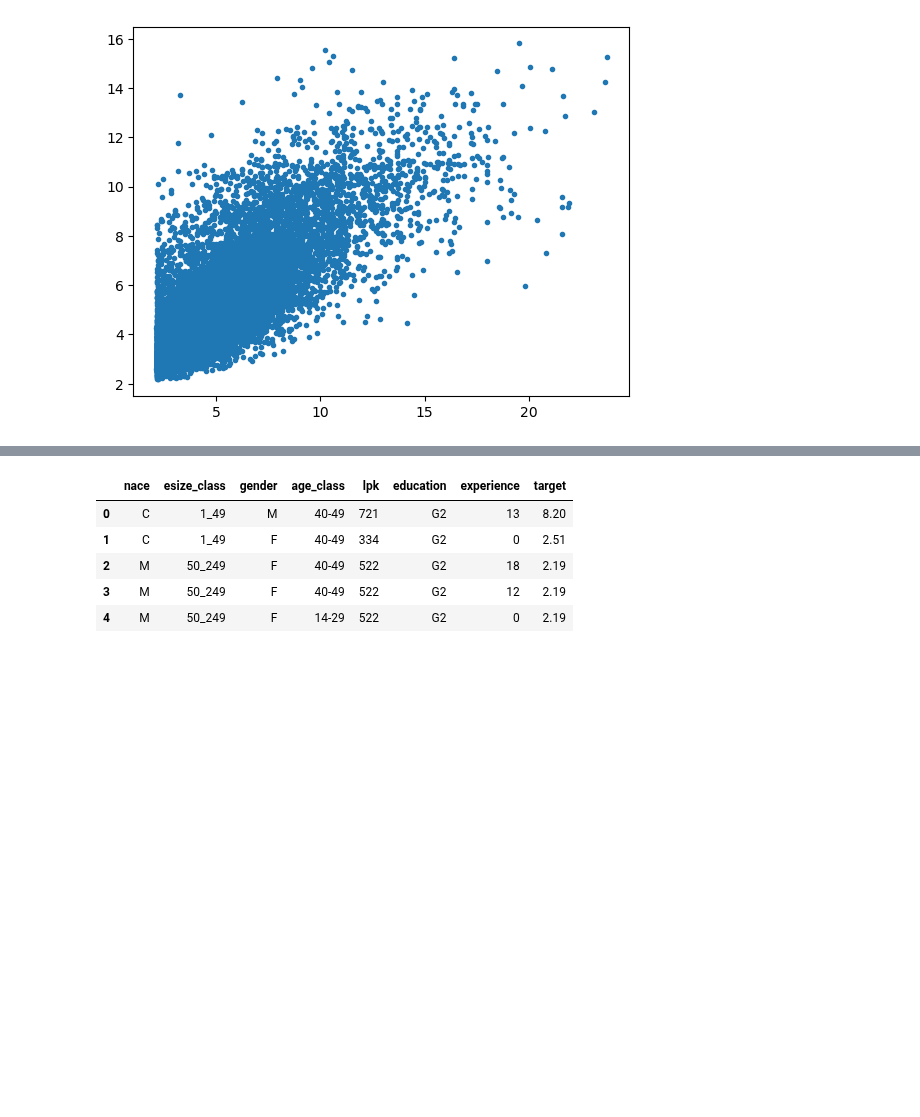
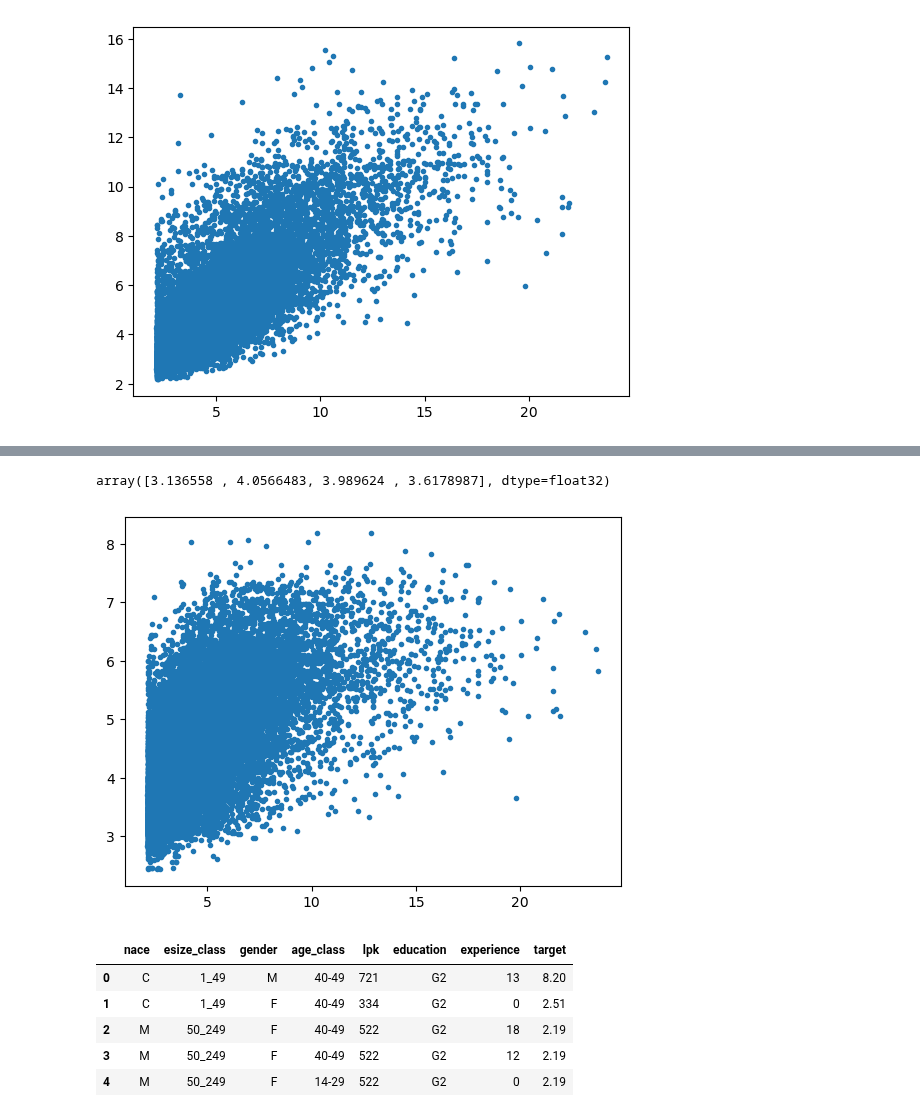
Before and after one commit to EdvinasStonevicius/LT-national-salary-analysis, a Jupyter notebook: python/03-ML_0_test_saved_TF.ipynb, the cells around one changed output, grey strips where cells are left out. Drawn from its saved outputs; the diff is of its cells as text; code cells hidden in the pictures; blank space fills up the shorter version.

```diff
--- a/python/03-ML_0_test_saved_TF.ipynb
+++ b/python/03-ML_0_test_saved_TF.ipynb
@@ -51,4 +51,4 @@ from sklearn.compose import ColumnTransformer
 from sklearn.preprocessing import OneHotEncoder, StandardScaler
 # %%
 import joblib
-xgb_model = joblib.load('./Models/XGBoost_model.joblib')
+xgb_model1 = joblib.load('./Models/XGBoost_model.joblib')
@@ -69,3 +63,11 @@ plt.plot(data.target, xgb_predict, ".");
+# %%
+xgb_model1.predict(data.iloc[1:5])
+# %% [output]
+array([3.136558 , 4.0566483, 3.989624 , 3.6178987], dtype=float32)
+# %%
+plt.plot( data.iloc[1:20000].target, xgb_model1.predict(data.iloc[1:20000]), ".");
+# %% [output]
+[figure, added]
 # %%
 data.head()
 # %% [output]
```
Also changed, not shown: parts of 4 cells of this notebook, 2 other files.
